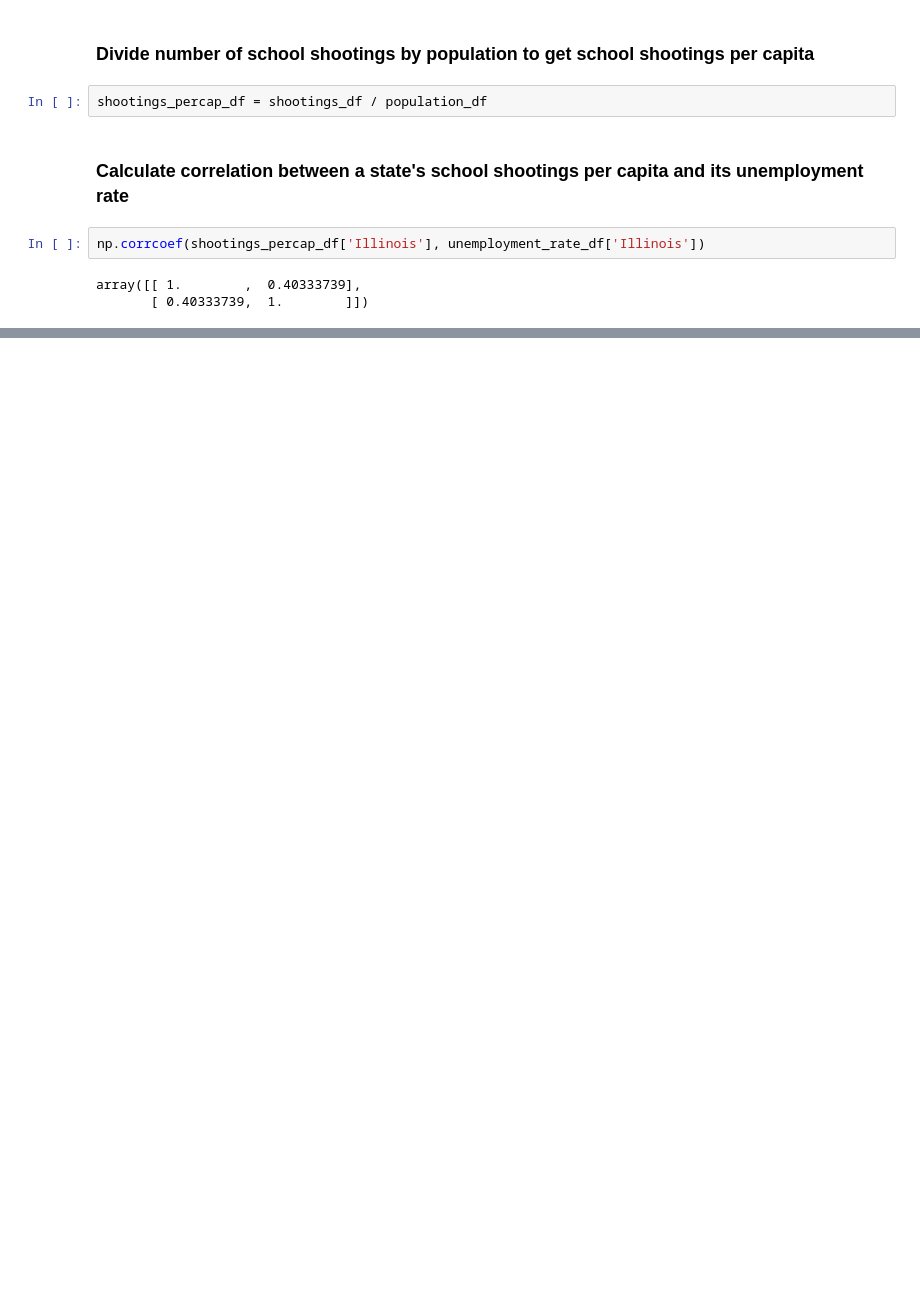
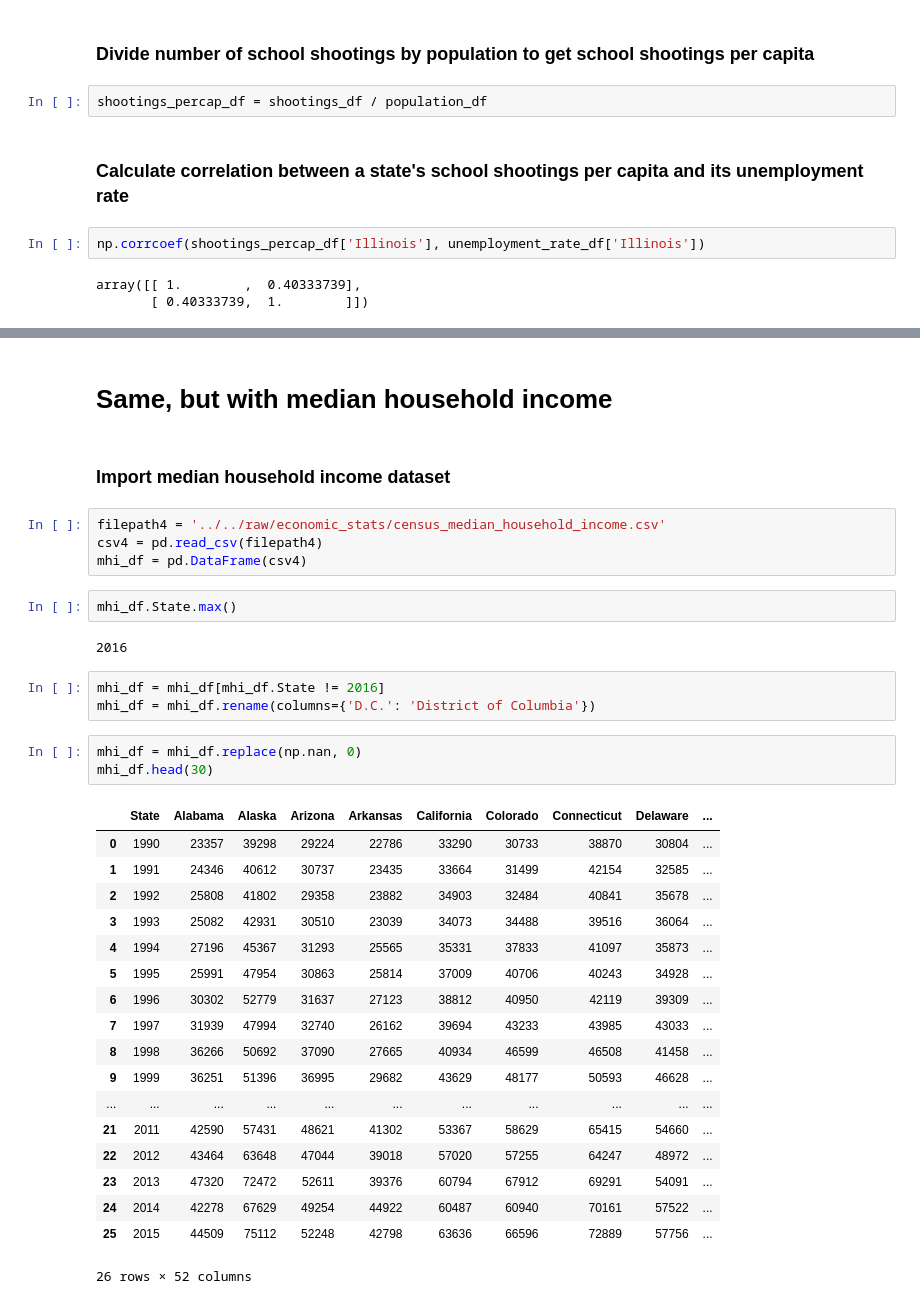
Before and after one commit to thenups/project2-crimemapping, a Jupyter notebook: data/notebooks/exploration/economic_factors_correlation.ipynb, the cells around one changed output, grey strips where cells are left out. Saved outputs shown, nothing was run; the diff lists cells and outputs as text; blank space fills up the shorter version.

Commit message:
added more to economic factors correlation

```diff
--- a/data/notebooks/exploration/economic_factors_correlation.ipynb
+++ b/data/notebooks/exploration/economic_factors_correlation.ipynb
@@ -181,0 +150,37 @@ KeyError: 0
+# %% [markdown]
+# Same, but with median household income
+# %% [markdown]
+### Import median household income dataset
+# %%
+filepath4 = '../../raw/economic_stats/census_median_household_income.csv'
+csv4 = pd.read_csv(filepath4)
+mhi_df = pd.DataFrame(csv4)
+# %%
+mhi_df.State.max()
+# %% [output]
+2016
+# %%
+mhi_df = mhi_df[mhi_df.State != 2016]
+mhi_df = mhi_df.rename(columns={'D.C.': 'District of Columbia'})
+# %%
+mhi_df = mhi_df.replace(np.nan, 0)
+mhi_df.head(30)
+# %% [output]
+|  | State | Alabama | Alaska | Arizona | Arkansas | California | Colorado | Connecticut | Delaware | ... |
+| 0 | 1990 | 23357 | 39298 | 29224 | 22786 | 33290 | 30733 | 38870 | 30804 | ... |
+| 1 | 1991 | 24346 | 40612 | 30737 | 23435 | 33664 | 31499 | 42154 | 32585 | ... |
+| 2 | 1992 | 25808 | 41802 | 29358 | 23882 | 34903 | 32484 | 40841 | 35678 | ... |
+| 3 | 1993 | 25082 | 42931 | 30510 | 23039 | 34073 | 34488 | 39516 | 36064 | ... |
+| 4 | 1994 | 27196 | 45367 | 31293 | 25565 | 35331 | 37833 | 41097 | 35873 | ... |
+| 5 | 1995 | 25991 | 47954 | 30863 | 25814 | 37009 | 40706 | 40243 | 34928 | ... |
+| 6 | 1996 | 30302 | 52779 | 31637 | 27123 | 38812 | 40950 | 42119 | 39309 | ... |
+| 7 | 1997 | 31939 | 47994 | 32740 | 26162 | 39694 | 43233 | 43985 | 43033 | ... |
+| 8 | 1998 | 36266 | 50692 | 37090 | 27665 | 40934 | 46599 | 46508 | 41458 | ... |
+| 9 | 1999 | 36251 | 51396 | 36995 | 29682 | 43629 | 48177 | 50593 | 46628 | ... |
+| ... | ... | ... | ... | ... | ... | ... | ... | ... | ... | ... |
+| 21 | 2011 | 42590 | 57431 | 48621 | 41302 | 53367 | 58629 | 65415 | 54660 | ... |
+| 22 | 2012 | 43464 | 63648 | 47044 | 39018 | 57020 | 57255 | 64247 | 48972 | ... |
+| 23 | 2013 | 47320 | 72472 | 52611 | 39376 | 60794 | 67912 | 69291 | 54091 | ... |
+| 24 | 2014 | 42278 | 67629 | 49254 | 44922 | 60487 | 60940 | 70161 | 57522 | ... |
+| 25 | 2015 | 44509 | 75112 | 52248 | 42798 | 63636 | 66596 | 72889 | 57756 | ... |
+26 rows × 52 columns
```
Also changed, not shown: parts of 12 cells of this notebook.
